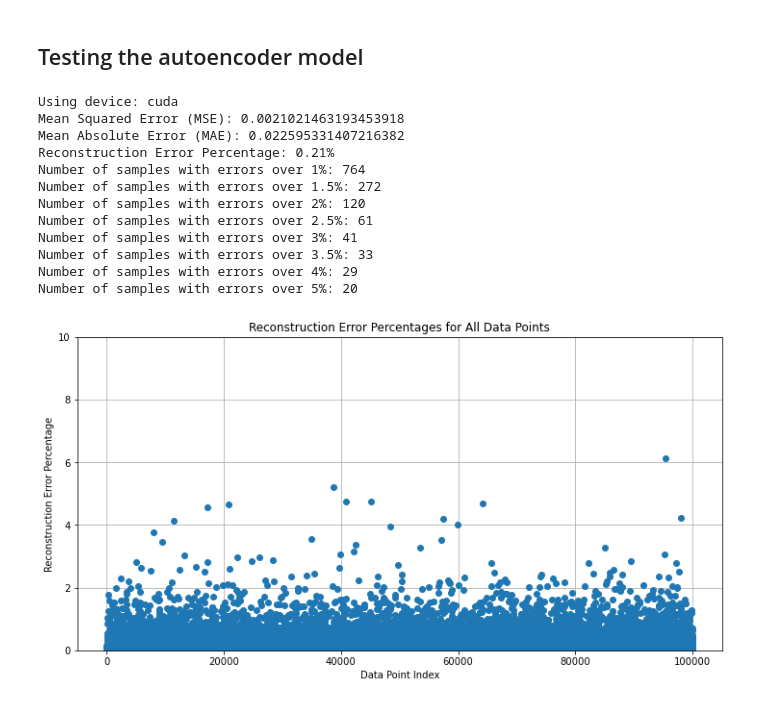
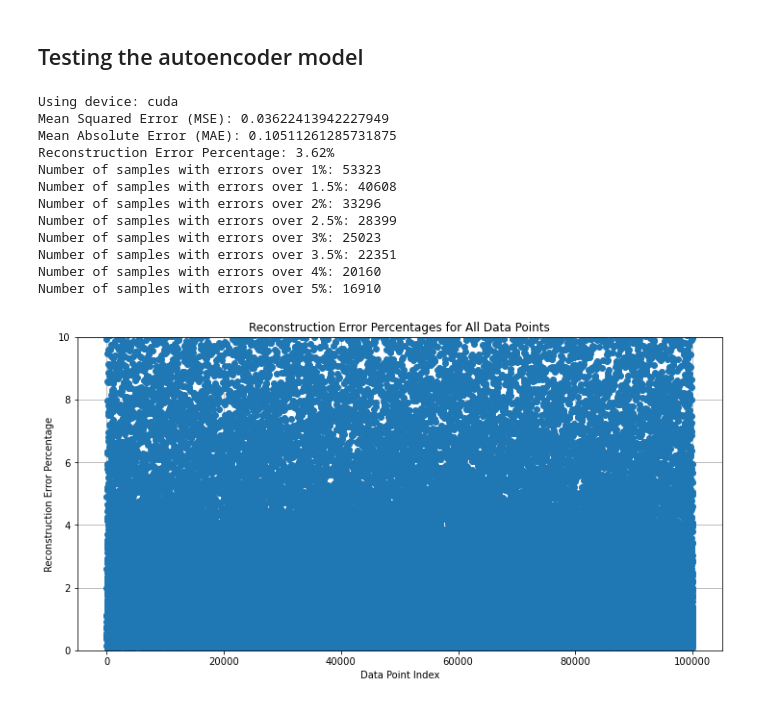
Before and after one commit to jason-701/FYP, a Jupyter notebook: modelAnalysis.ipynb, the cells around one changed output. Drawn from its saved outputs; the diff is of its cells as text; code cells hidden in the pictures.

```diff
--- a/modelAnalysis.ipynb
+++ b/modelAnalysis.ipynb
@@ -194,30 +194,30 @@ class Encoder(nn.Module):
     def __init__(self, input_dim, encoding_dim):
         super(Encoder, self).__init__()
         self.encoder = nn.Sequential(
-            nn.Linear(input_dim, 256),
+            nn.Linear(input_dim, 128),
             nn.ReLU(),
-            nn.Linear(256, 128),
-            nn.ReLU(),
+            nn.Dropout(0.2),
             nn.Linear(128, 64),
             nn.ReLU(),
+            nn.Dropout(0.2),
             nn.Linear(64, encoding_dim)
         )
 
     def forward(self, x):
         return self.encoder(x)
 
-# Define the Decoder model with increased complexity
+# Define the Decoder model with reduced complexity and dropout
 class Decoder(nn.Module):
     def __init__(self, encoding_dim, input_dim):
         super(Decoder, self).__init__()
         self.decoder = nn.Sequential(
             nn.Linear(encoding_dim, 64),
             nn.ReLU(),
+            nn.Dropout(0.2),
             nn.Linear(64, 128),
             nn.ReLU(),
-            nn.Linear(128, 256),
-            nn.ReLU(),
-            nn.Linear(256, input_dim)
+            nn.Dropout(0.2),
+            nn.Linear(128, input_dim)
         )
 
     def forward(self, x):
@@ -237,11 +237,11 @@ class Autoencoder(nn.Module):
 
 # Define input dimensions and encoding dimensions
 input_dim = x_scaled.shape[1]  # Set this to the number of features in your data
-encoding_dim = 13
+encoding_dim = 8
 
 # Model file paths
-encoder_model_file = './models/encoder.pth'
-decoder_model_file = './models/decoder.pth'
+encoder_model_file = './models/encoder2.pth'
+decoder_model_file = './models/decoder2.pth'
 
 # Load the encoder and decoder models
 encoder = Encoder(input_dim, encoding_dim).to(device)
@@ -272,44 +272,44 @@ print(f'Mean Squared Error (MSE): {mse}')
 # Calculate Mean Absolute Error (MAE)
 mae = np.mean(np.abs(x_scaled - x_reconstructed))
 print(f'Mean Absolute Error (MAE): {mae}')
 
 # Calculate Reconstruction Error Percentage
 reconstruction_error = np.mean(np.square(x_scaled - x_reconstructed), axis=1)
 reconstruction_error_percentage = np.mean(reconstruction_error) * 100
 print(f'Reconstruction Error Percentage: {reconstruction_error_percentage:.2f}%')
 
 # Define thresholds
 thresholds = [1, 1.5, 2, 2.5, 3, 3.5, 4, 5]
 
 # Store the number of samples with errors exceeding thresholds
 error_counts = {threshold: np.sum(reconstruction_error * 100 > threshold) for threshold in thresholds}
 
 # Print the number of samples with errors exceeding each threshold
 for threshold, count in error_counts.items():
     print(f'Number of samples with errors over {threshold}%: {count}')
 
 # Plot the reconstruction error percentages for all data points
 plt.figure(figsize=(12, 6))
 plt.plot(reconstruction_error * 100, marker='o', linestyle='none')
 plt.title('Reconstruction Error Percentages for All Data Points')
 plt.xlabel('Data Point Index')
 plt.ylabel('Reconstruction Error Percentage')
 plt.ylim(0, 10)  # Scale the y-axis from 0 to 10
 plt.grid(True)
 plt.show()
 # %% [output]
 Using device: cuda
-Mean Squared Error (MSE): 0.0021021463193453918
-Mean Absolute Error (MAE): 0.022595331407216382
-Reconstruction Error Percentage: 0.21%
-Number of samples with errors over 1%: 764
-Number of samples with errors over 1.5%: 272
-Number of samples with errors over 2%: 120
-Number of samples with errors over 2.5%: 61
-Number of samples with errors over 3%: 41
-Number of samples with errors over 3.5%: 33
-Number of samples with errors over 4%: 29
-Number of samples with errors over 5%: 20
+Mean Squared Error (MSE): 0.03622413942227949
+Mean Absolute Error (MAE): 0.10511261285731875
+Reconstruction Error Percentage: 3.62%
+Number of samples with errors over 1%: 53323
+Number of samples with errors over 1.5%: 40608
+Number of samples with errors over 2%: 33296
+Number of samples with errors over 2.5%: 28399
+Number of samples with errors over 3%: 25023
+Number of samples with errors over 3.5%: 22351
+Number of samples with errors over 4%: 20160
+Number of samples with errors over 5%: 16910
-[figure, old version]
+[figure, new version]
 # %%
 # Find indices with over 2.5% reconstruction error
```
Also changed, not shown: parts of 4 cells of this notebook, 2 other files.
